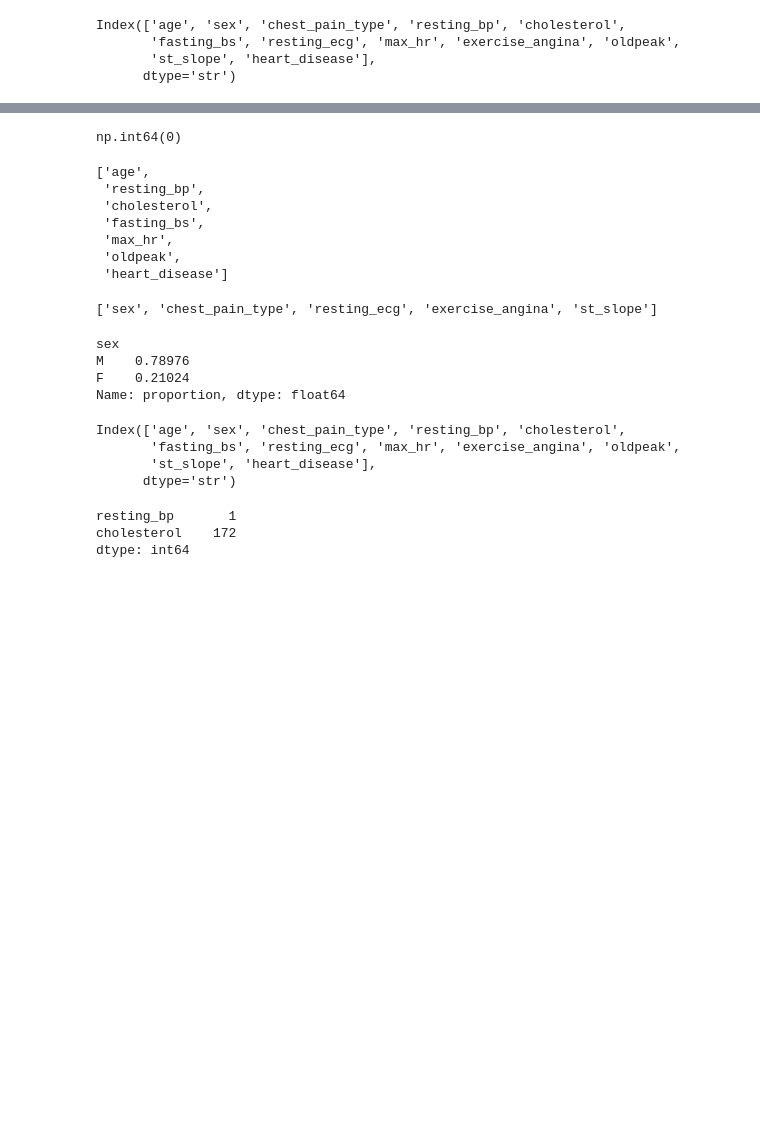
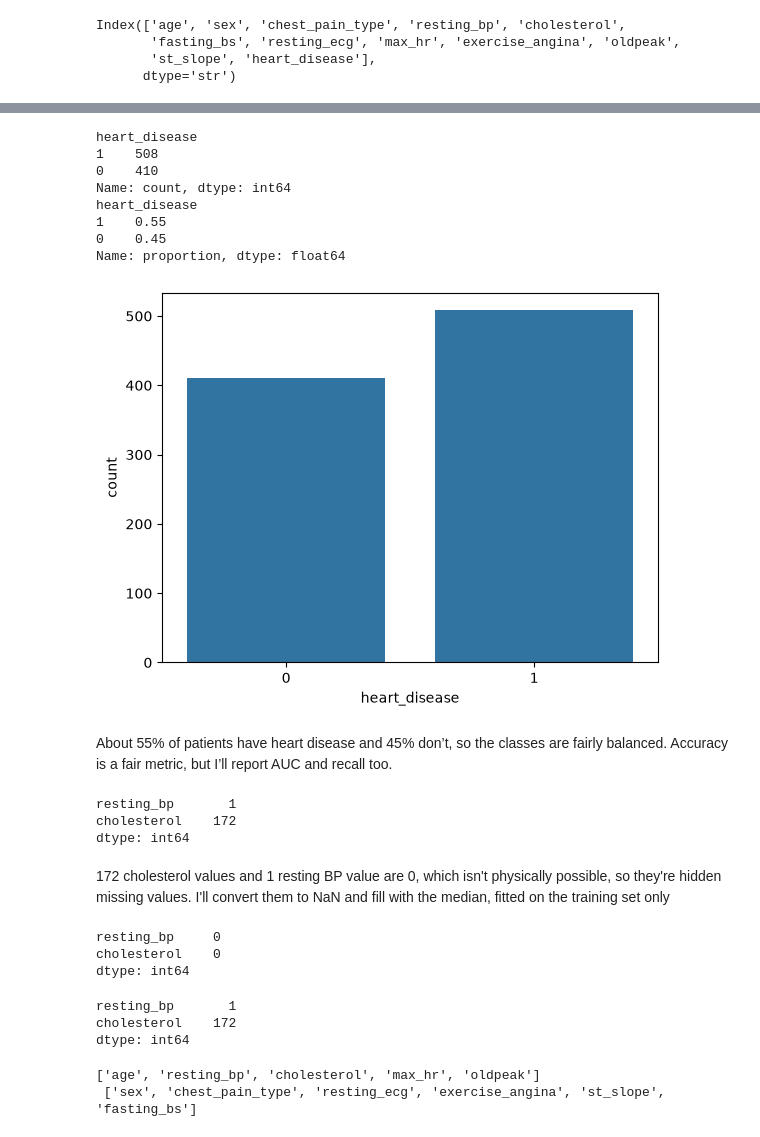
Before and after one commit to aminulaiba/cardio-predict, a Jupyter notebook: notebook.ipynb, the cells around one changed output, grey strips where cells are left out. Drawn from its saved outputs; the diff is of its cells as text; code cells hidden in the pictures; blank space fills up the shorter version.

```diff
--- a/notebook.ipynb
+++ b/notebook.ipynb
@@ -96,38 +105,50 @@ Name: proportion, dtype: float64
-# %%
-df.duplicated().sum()
-# %% [output]
-np.int64(0)
-# %%
-df.select_dtypes(include='number').columns.tolist()
-# %% [output]
-['age',
- 'resting_bp',
- 'cholesterol',
- 'fasting_bs',
- 'max_hr',
- 'oldpeak',
- 'heart_disease']
-# %%
-df.select_dtypes(exclude='number').columns.tolist()
-# %% [output]
-['sex', 'chest_pain_type', 'resting_ecg', 'exercise_angina', 'st_slope']
-# %%
-df.sex.value_counts(normalize=True)
-# %% [output]
-sex
-M    0.78976
-F    0.21024
-Name: proportion, dtype: float64
-# %%
-df.columns
-# %% [output]
-Index(['age', 'sex', 'chest_pain_type', 'resting_bp', 'cholesterol',
-       'fasting_bs', 'resting_ecg', 'max_hr', 'exercise_angina', 'oldpeak',
-       'st_slope', 'heart_disease'],
-      dtype='str')
+# %%
+print(df["heart_disease"].value_counts())
+print(df["heart_disease"].value_counts(normalize=True).round(2))
+sns.countplot(x="heart_disease", data=df); plt.show()
+# %% [output]
+heart_disease
+1    508
+0    410
+Name: count, dtype: int64
+heart_disease
+1    0.55
+0    0.45
+Name: proportion, dtype: float64
+[figure, added]
+# %% [markdown]
+About 55% of patients have heart disease and 45% don’t, so the classes are fairly balanced. Accuracy is a fair metric, but I’ll report AUC and recall too.
 # %%
 (df[["resting_bp", "cholesterol"]] == 0).sum()
 # %% [output]
 resting_bp       1
 cholesterol    172
 dtype: int64
+# %% [markdown]
+172 cholesterol values and 1 resting BP value are 0, which isn't physically possible, so they're hidden missing values. I'll convert them to NaN and fill with the median, fitted on the training set only
+# %%
+cols = ["resting_bp", "cholesterol"]
+df[cols] = df[cols].replace(0, np.nan)
+
+(df[cols] == 0).sum()
+# %% [output]
+resting_bp     0
+cholesterol    0
+dtype: int64
+# %%
+df[cols].isna().sum()
+# %% [output]
+resting_bp       1
+cholesterol    172
+dtype: int64
+# %%
+numerical_col = df.select_dtypes(include='number').columns.tolist()
+numerical_col.remove('heart_disease')
+categorical_col = df.select_dtypes(exclude='number').columns.tolist()
+
+numerical_col.remove('fasting_bs')
+categorical_col.append('fasting_bs')
+print(numerical_col, "\n", categorical_col)
+# %% [output]
+['age', 'resting_bp', 'cholesterol', 'max_hr', 'oldpeak']
+ ['sex', 'chest_pain_type', 'resting_ecg', 'exercise_angina', 'st_slope', 'fasting_bs']
```
Also changed, not shown: parts of 24 cells of this notebook, 3 other files.
